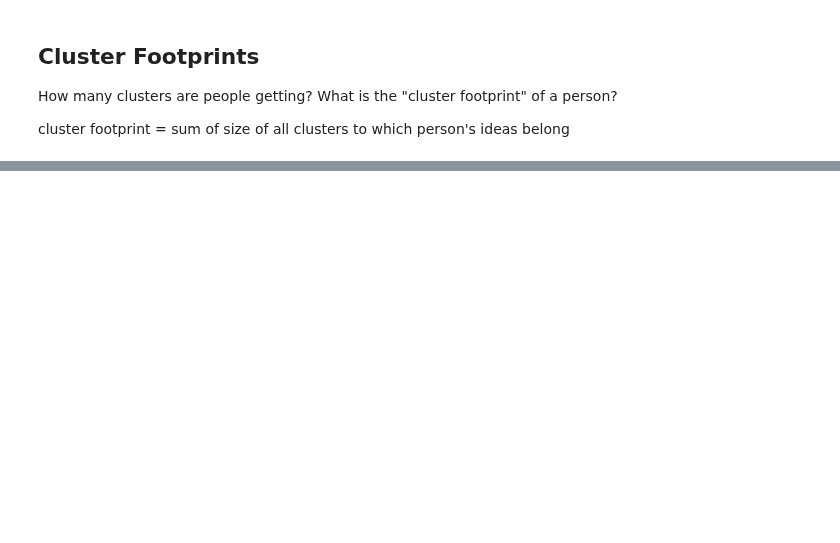
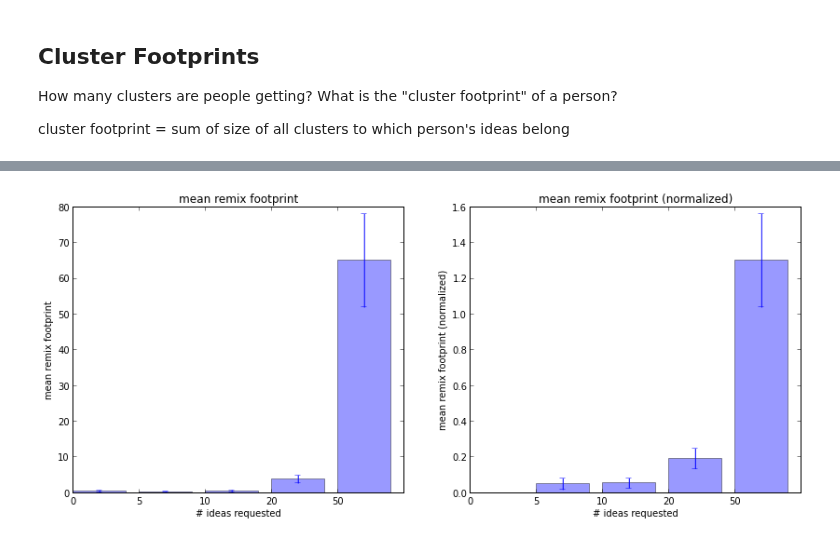
Before and after one commit to filkry/crowbrain, a Jupyter notebook: exps/post_pilot12_13_stats.ipynb, the cells around one changed output, grey strips where cells are left out. Saved outputs shown, nothing was run; the diff lists cells and outputs as text; code cells hidden in the pictures; blank space fills up the shorter version.

```diff
--- a/exps/post_pilot12_13_stats.ipynb
+++ b/exps/post_pilot12_13_stats.ipynb
@@ -400,0 +436,15 @@ bar_mean_norm_err(cluster_footprints, "mean cluster footprint", "# ideas request
+# %%
+def remix_footprint(qc, run):
+    remixed_fil = run[(run['distance_fil'] > 0)]
+    remixed_mike = run[(run['distance_mike'] > 0)]
+
+    return sum(list(remixed_fil['distance_fil'])) + sum(list(remixed_fil['distance_mike']))
+
+
+rf = defaultdict(list)
+for (num_requested, wid, qc), run in runs:
+    rf[num_requested].append(remix_footprint(qc, run))
+
+bar_mean_norm_err(rf, "mean remix footprint", "# ideas requested", "mean remix footprint")
+# %% [output]
+[figure, added]
```
Also changed, not shown: parts of 10 cells of this notebook.
